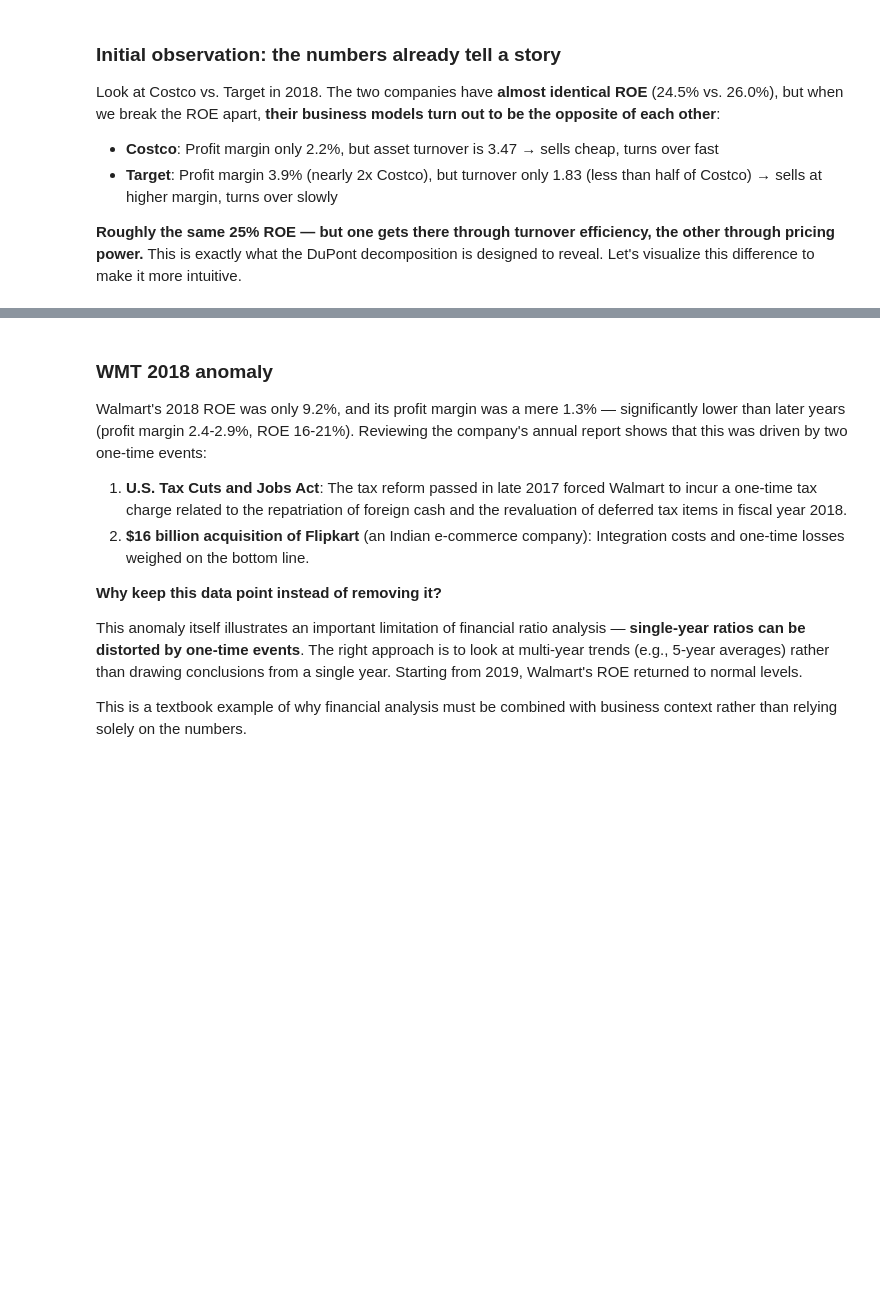
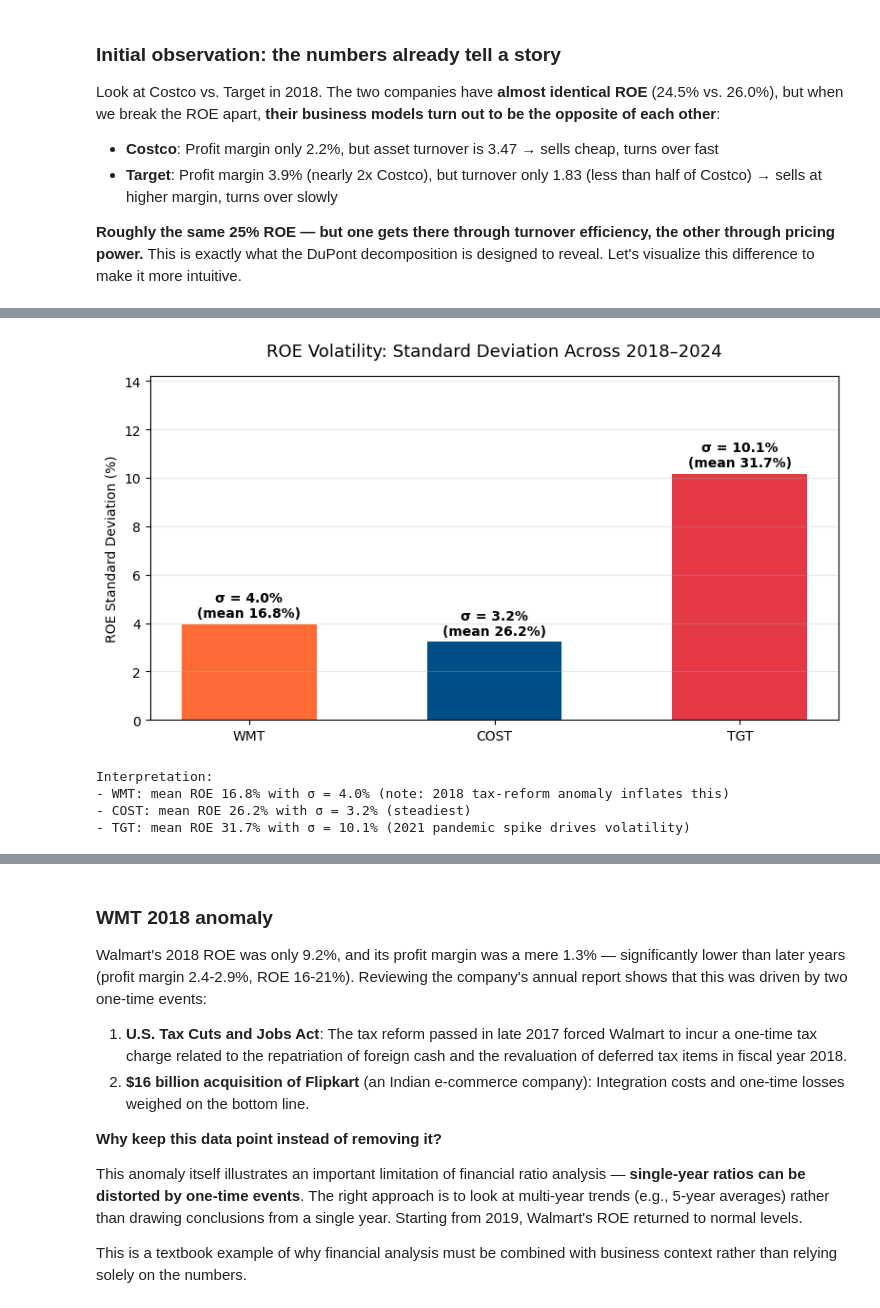
Before and after one commit to mainiyang/acc102-roe-decoded, a Jupyter notebook: Mainitrack4.ipynb, the cells around one changed output, grey strips where cells are left out. Drawn from its saved outputs; the diff is of its cells as text; code cells hidden in the pictures; blank space fills up the shorter version.

Commit message:
update charts

```diff
--- a/Mainitrack4.ipynb
+++ b/Mainitrack4.ipynb
@@ -222,3 +335,38 @@ plt.show()
+# %%
+# Chart 8: ROE volatility comparison (standard deviation across years)
+roe_stats = retail.groupby('ticker')['roe'].agg(['mean', 'std']).reindex(['WMT', 'COST', 'TGT'])
+roe_stats['mean_pct'] = roe_stats['mean'] * 100
+roe_stats['std_pct'] = roe_stats['std'] * 100
+
+fig, ax = plt.subplots(figsize=(8, 4.5))
+colors_list = ['#FF6B35', '#004E89', '#E63946']
+
+bars = ax.bar(roe_stats.index, roe_stats['std_pct'], color=colors_list, width=0.55)
+
+for bar, val_std, val_mean in zip(bars, roe_stats['std_pct'], roe_stats['mean_pct']):
+    ax.text(bar.get_x() + bar.get_width()/2, val_std + 0.3,
+            f'\u03c3 = {val_std:.1f}%\n(mean {val_mean:.1f}%)',
+            ha='center', fontsize=10, fontweight='bold')
+
+ax.set_title('ROE Volatility: Standard Deviation Across 2018\u20132024', fontsize=13, pad=15)
+ax.set_ylabel('ROE Standard Deviation (%)')
+ax.grid(True, alpha=0.3, axis='y')
+ax.set_ylim(0, max(roe_stats['std_pct']) * 1.4)
+
+plt.tight_layout()
+plt.show()
+
+print()
+print('Interpretation:')
+print(f'- WMT: mean ROE {roe_stats.loc["WMT", "mean_pct"]:.1f}% with \u03c3 = {roe_stats.loc["WMT", "std_pct"]:.1f}% (note: 2018 tax-reform anomaly inflates this)')
+print(f'- COST: mean ROE {roe_stats.loc["COST", "mean_pct"]:.1f}% with \u03c3 = {roe_stats.loc["COST", "std_pct"]:.1f}% (steadiest)')
+print(f'- TGT: mean ROE {roe_stats.loc["TGT", "mean_pct"]:.1f}% with \u03c3 = {roe_stats.loc["TGT", "std_pct"]:.1f}% (2021 pandemic spike drives volatility)')
+# %% [output]
+[figure, added]
+Interpretation:
+- WMT: mean ROE 16.8% with σ = 4.0% (note: 2018 tax-reform anomaly inflates this)
+- COST: mean ROE 26.2% with σ = 3.2% (steadiest)
+- TGT: mean ROE 31.7% with σ = 10.1% (2021 pandemic spike drives volatility)
 # %%
 # Drill into WMT alone to understand its ROE trajectory
 retail_ratios_pct[retail_ratios_pct['ticker'] == 'WMT'].sort_values('year')
```
Also changed, not shown: parts of 33 cells of this notebook.
